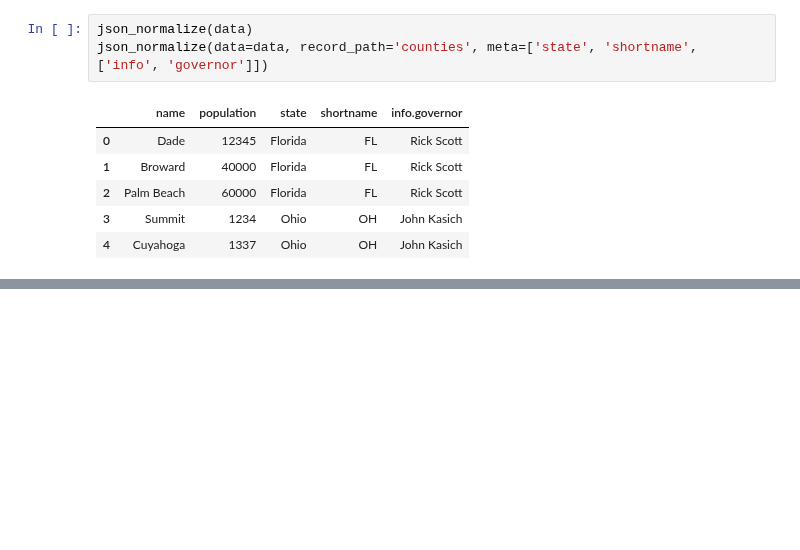
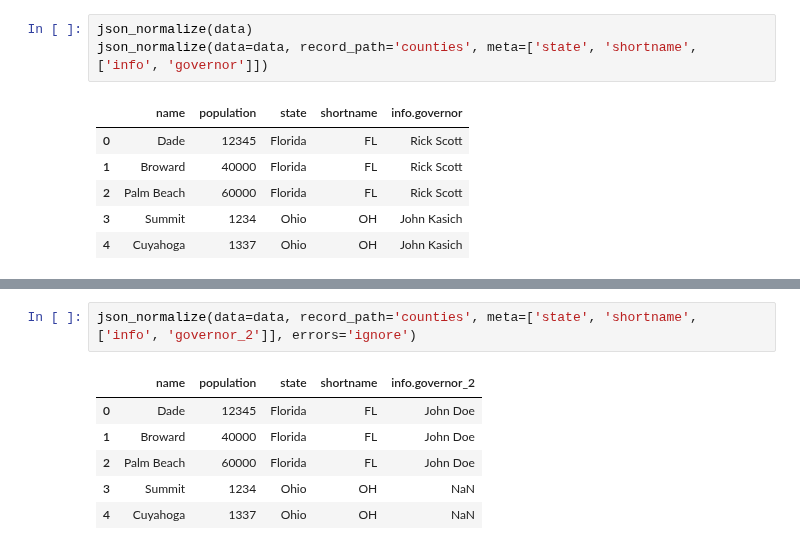
Before and after one commit to sedv8808/LighthouseLabs, a Jupyter notebook: W02D3/W02D3_Other_Data_Types.ipynb, the cells around one changed output, grey strips where cells are left out. Cells and saved outputs as stored; diff of their text form; blank space fills up the shorter version.

```diff
--- a/W02D3/W02D3_Other_Data_Types.ipynb
+++ b/W02D3/W02D3_Other_Data_Types.ipynb
@@ -495,0 +507,9 @@ json_normalize(data=data, meta=['state', 'shortname'])
+# %%
+json_normalize(data=data, record_path='counties', meta=['state', 'shortname', ['info', 'governor_2']], errors='ignore')
+# %% [output]
+|  | name | population | state | shortname | info.governor_2 |
+| 0 | Dade | 12345 | Florida | FL | John Doe |
+| 1 | Broward | 40000 | Florida | FL | John Doe |
+| 2 | Palm Beach | 60000 | Florida | FL | John Doe |
+| 3 | Summit | 1234 | Ohio | OH | NaN |
+| 4 | Cuyahoga | 1337 | Ohio | OH | NaN |
```
Also changed, not shown: parts of 14 cells of this notebook, 1 other file.
